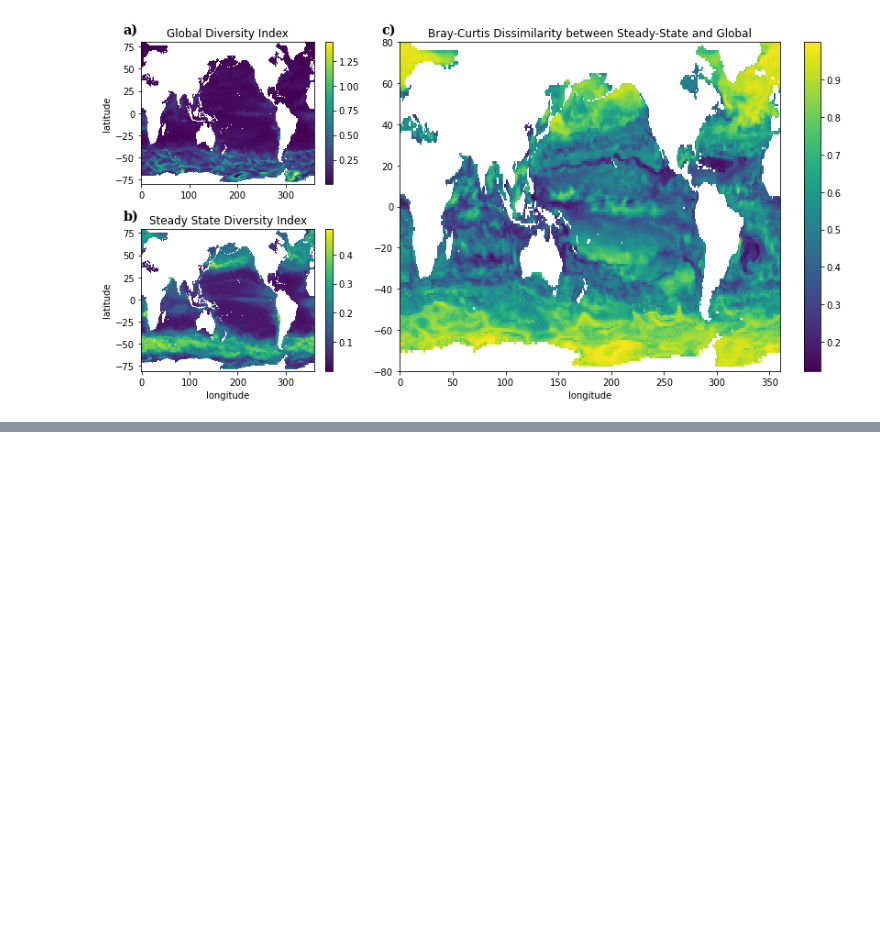
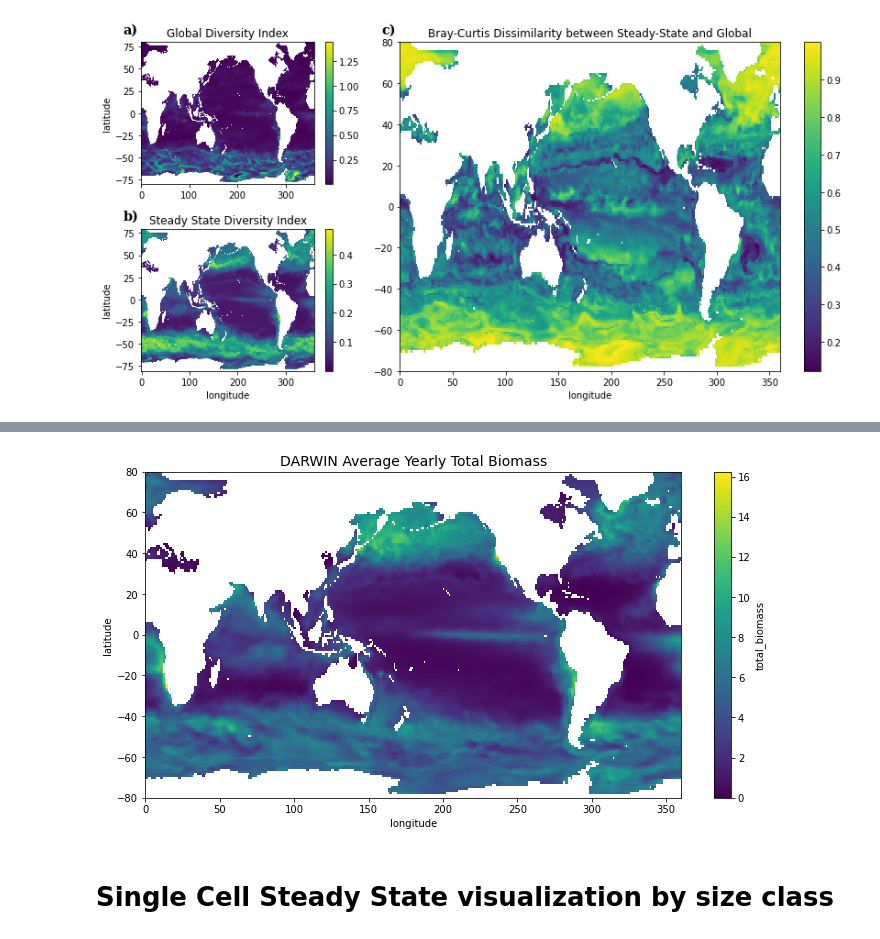
Before and after one commit to barbara42/Dar_One, a Jupyter notebook: ipython_notebooks/Whole World Comparison /Bray Curtis Similarity Figure.ipynb, the cells around one changed output, grey strips where cells are left out. Saved outputs shown, nothing was run; the diff lists cells and outputs as text; code cells hidden in the pictures; blank space fills up the shorter version.

```diff
--- a/ipython_notebooks/Whole World Comparison /Bray Curtis Similarity Figure.ipynb
+++ b/ipython_notebooks/Whole World Comparison /Bray Curtis Similarity Figure.ipynb
@@ -151,0 +223,13 @@ plt.show()
+# %%
+fig, ax = plt.subplots()
+global_ds["total_biomass"].mean(dim="T").isel(Z=0).plot(ax=ax)
+land.plot(ax=ax, alpha=land, cmap='gray', add_colorbar=False)
+ax.set_title("DARWIN Average Yearly Total Biomass", fontsize = 14)
+ax.set_ylabel("latitude")
+ax.set_xlabel("longitude")
+fig.set_size_inches(12, 6)
+plt.show()
+# %% [output]
+[figure, added]
+# %% [markdown]
+# Single Cell Steady State visualization by size class
```
Also changed, not shown: parts of 13 cells of this notebook, 1 other file.
